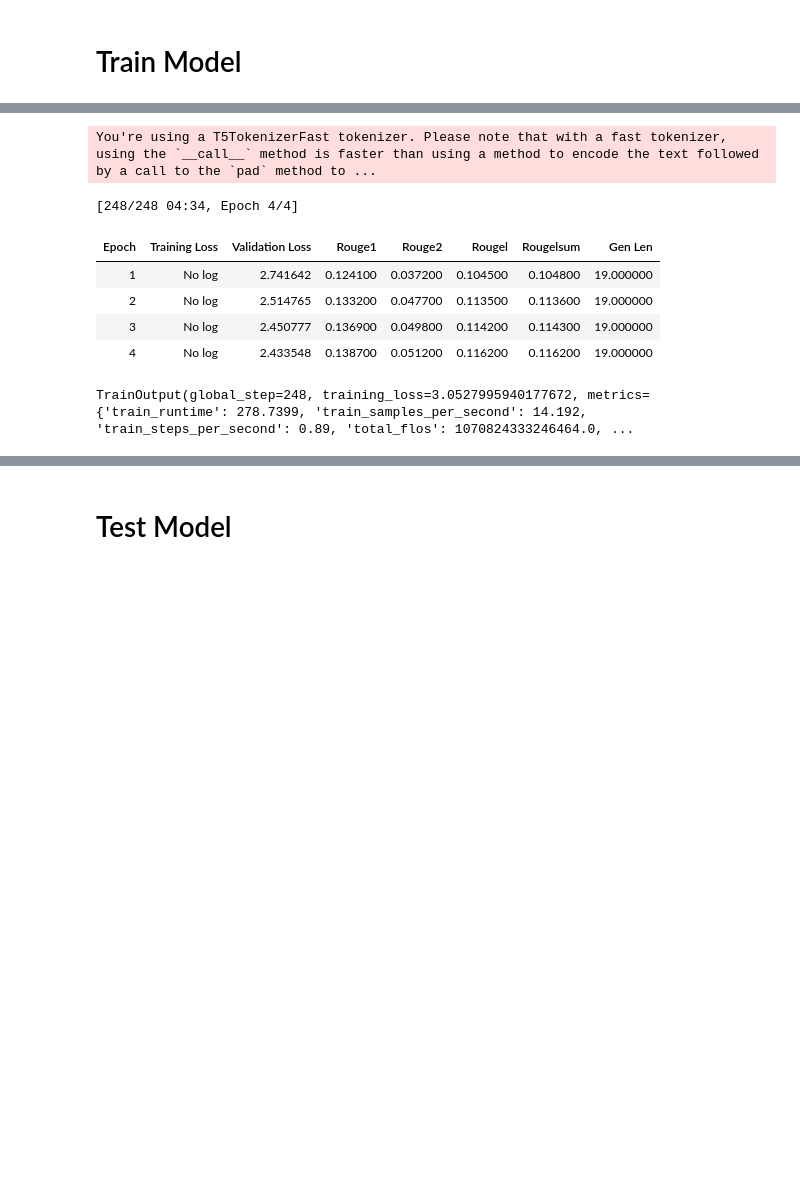
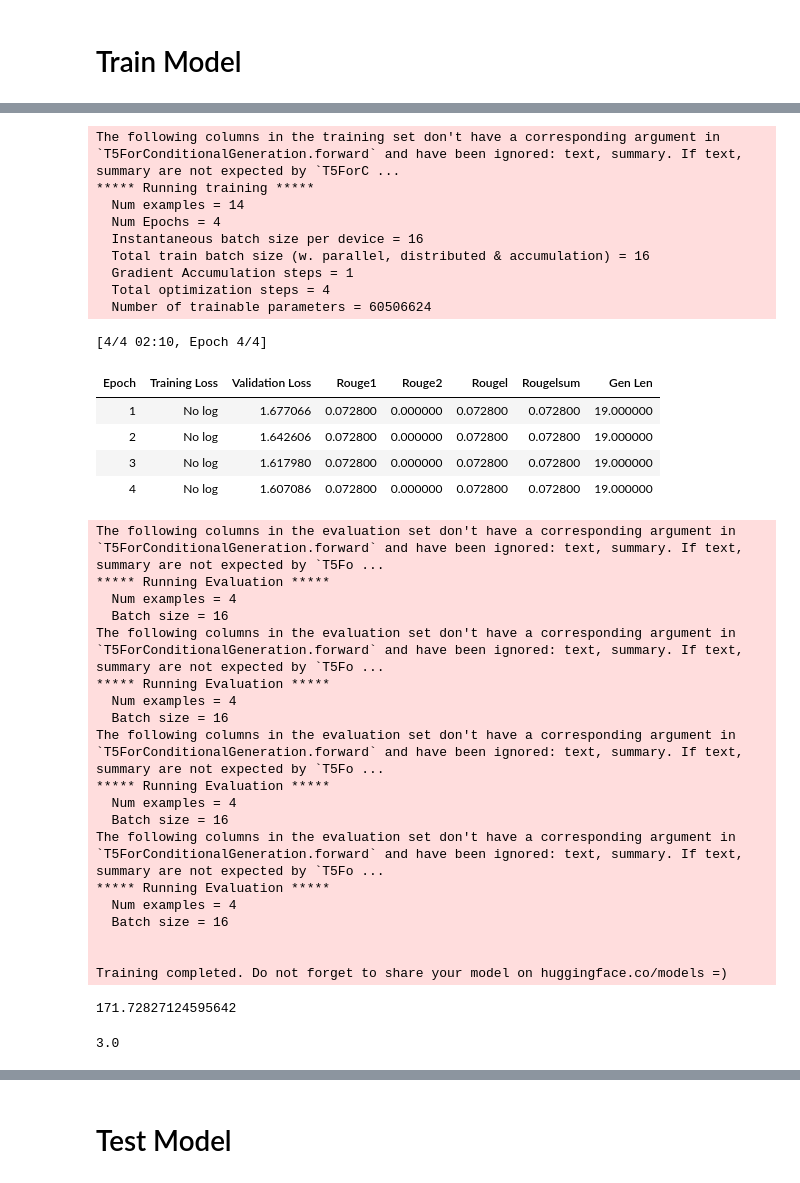
Before and after one commit to miammayerhofer/ANLY521_Final_Project, a Jupyter notebook: code/summarization/Summarization_HF_Demo.ipynb, the cells around one changed output, grey strips where cells are left out. Drawn from its saved outputs; the diff is of its cells as text; code cells hidden in the pictures; blank space fills up the shorter version.

Commit message:
modified to work on our dataset

```diff
--- a/code/summarization/Summarization_HF_Demo.ipynb
+++ b/code/summarization/Summarization_HF_Demo.ipynb
@@ -24 +68,7 @@ Successfully installed rouge-score-0.1.2
+# %%
+train_dataset = datasets.Dataset.from_dict(train)
+test_dataset = datasets.Dataset.from_dict(test)
+billsum = datasets.DatasetDict({"train": train_dataset,
+                                "test": test_dataset
+                               })
 # %%
@@ -26,9 +76,9 @@ from datasets import load_dataset
 # %% [markdown]
 # Data Loading
 # %%
-# Load the smaller California state bill subset of the BillSum dataset
-billsum = load_dataset("billsum", split="ca_test")
+# # Load the smaller California state bill subset of the BillSum dataset
+# billsum = load_dataset("billsum", split="ca_test")
 
-# Split into train and test dataset
-billsum = billsum.train_test_split(test_size=0.2)
+# # Split into train and test dataset
+# billsum = billsum.train_test_split(test_size=0.2)
 # %% [output]
@@ -115,13 +183,17 @@ def compute_metrics(eval_pred):
 # Train Model
 # %%
 #model.save_weights("/content/gdrive/My Drive/weights.h5")
+# %%
+# output_directory = "/content/gdrive/My Drive/my_awesome_billsum_model"
+output_directory = Path().absolute().parents[1]/Path("modified_data")
 # %%
 from transformers import AutoModelForSeq2SeqLM, Seq2SeqTrainingArguments, Seq2SeqTrainer
 
 model = AutoModelForSeq2SeqLM.from_pretrained(checkpoint)
 
 training_args = Seq2SeqTrainingArguments(
-    output_dir="/content/gdrive/My Drive/my_awesome_billsum_model",
+#     output_dir="/content/gdrive/My Drive/my_awesome_billsum_model",
+    output_dir = output_directory,
     evaluation_strategy="epoch",
     learning_rate=2e-5,
     per_device_train_batch_size=16,
@@ -130,7 +202,7 @@ training_args = Seq2SeqTrainingArguments(
     save_total_limit=3,
     num_train_epochs=4,
     predict_with_generate=True,
-    fp16=True,
+#     fp16=True,
     push_to_hub=False, # changed to false
 )
 
@@ -146,13 +236,47 @@ trainer = Seq2SeqTrainer(
-# %%
-trainer.train()
-# %% [output]
-You're using a T5TokenizerFast tokenizer. Please note that with a fast tokenizer, using the `__call__` method is faster than using a method to encode the text followed by a call to the `pad` method to ...
-[248/248 04:34, Epoch 4/4]
-| Epoch | Training Loss | Validation Loss | Rouge1 | Rouge2 | Rougel | Rougelsum | Gen Len |
-| 1 | No log | 2.741642 | 0.124100 | 0.037200 | 0.104500 | 0.104800 | 19.000000 |
-| 2 | No log | 2.514765 | 0.133200 | 0.047700 | 0.113500 | 0.113600 | 19.000000 |
-| 3 | No log | 2.450777 | 0.136900 | 0.049800 | 0.114200 | 0.114300 | 19.000000 |
-| 4 | No log | 2.433548 | 0.138700 | 0.051200 | 0.116200 | 0.116200 | 19.000000 |
-TrainOutput(global_step=248, training_loss=3.0527995940177672, metrics={'train_runtime': 278.7399, 'train_samples_per_second': 14.192, 'train_steps_per_second': 0.89, 'total_flos': 1070824333246464.0, ...
+# %%
+start = time.time()
+trainer.train()
+end = time.time()
+print(end - start)
+# %% [output]
+The following columns in the training set don't have a corresponding argument in `T5ForConditionalGeneration.forward` and have been ignored: text, summary. If text, summary are not expected by `T5ForC ...
+***** Running training *****
+  Num examples = 14
+  Num Epochs = 4
+  Instantaneous batch size per device = 16
+  Total train batch size (w. parallel, distributed & accumulation) = 16
+  Gradient Accumulation steps = 1
+  Total optimization steps = 4
+  Number of trainable parameters = 60506624
+[4/4 02:10, Epoch 4/4]
+| Epoch | Training Loss | Validation Loss | Rouge1 | Rouge2 | Rougel | Rougelsum | Gen Len |
+| 1 | No log | 1.677066 | 0.072800 | 0.000000 | 0.072800 | 0.072800 | 19.000000 |
+| 2 | No log | 1.642606 | 0.072800 | 0.000000 | 0.072800 | 0.072800 | 19.000000 |
+| 3 | No log | 1.617980 | 0.072800 | 0.000000 | 0.072800 | 0.072800 | 19.000000 |
+| 4 | No log | 1.607086 | 0.072800 | 0.000000 | 0.072800 | 0.072800 | 19.000000 |
+The following columns in the evaluation set don't have a corresponding argument in `T5ForConditionalGeneration.forward` and have been ignored: text, summary. If text, summary are not expected by `T5Fo ...
+***** Running Evaluation *****
+  Num examples = 4
+  Batch size = 16
+The following columns in the evaluation set don't have a corresponding argument in `T5ForConditionalGeneration.forward` and have been ignored: text, summary. If text, summary are not expected by `T5Fo ...
+***** Running Evaluation *****
+  Num examples = 4
+  Batch size = 16
+The following columns in the evaluation set don't have a corresponding argument in `T5ForConditionalGeneration.forward` and have been ignored: text, summary. If text, summary are not expected by `T5Fo ...
+***** Running Evaluation *****
+  Num examples = 4
+  Batch size = 16
+The following columns in the evaluation set don't have a corresponding argument in `T5ForConditionalGeneration.forward` and have been ignored: text, summary. If text, summary are not expected by `T5Fo ...
+***** Running Evaluation *****
+  Num examples = 4
+  Batch size = 16
+
+
+Training completed. Do not forget to share your model on huggingface.co/models =)
+171.72827124595642
+# %%
+180/60
+# %% [output]
+3.0
 # %%
 # Save the model
```
Also changed, not shown: parts of 24 cells of this notebook.
